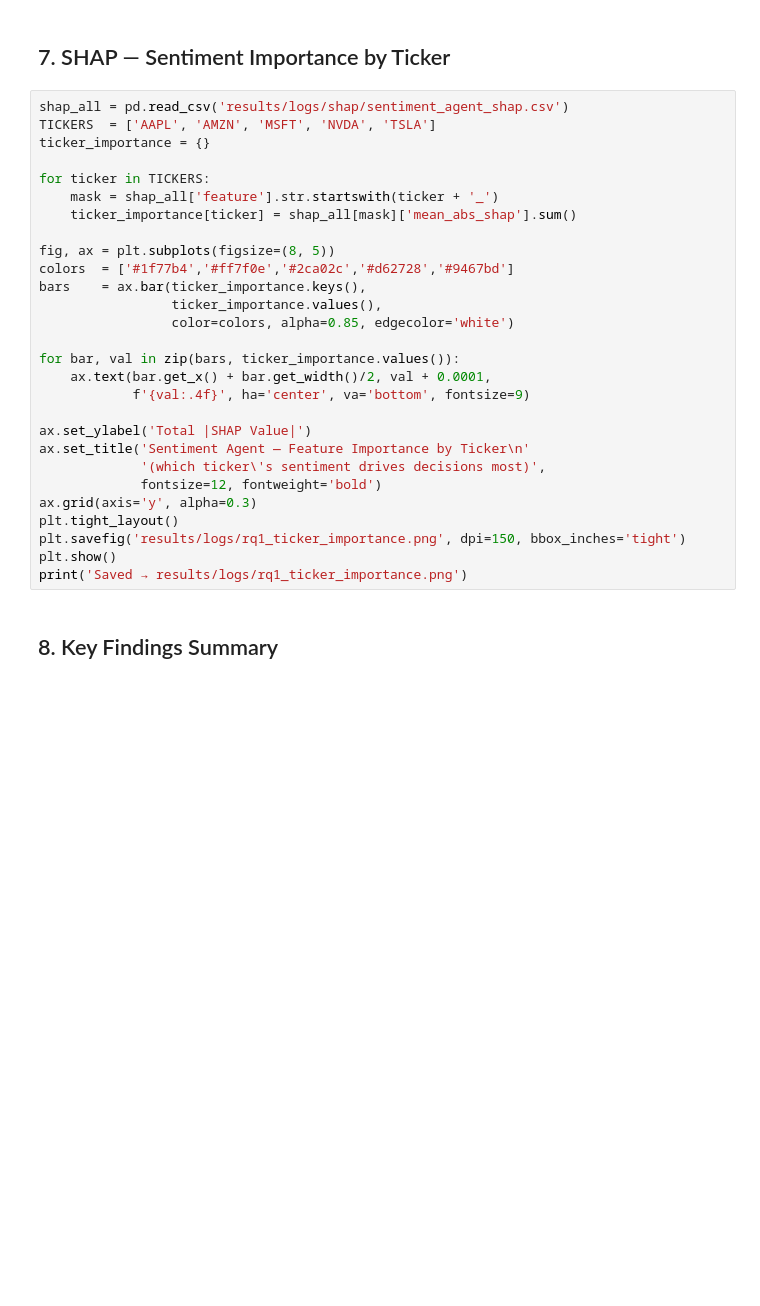
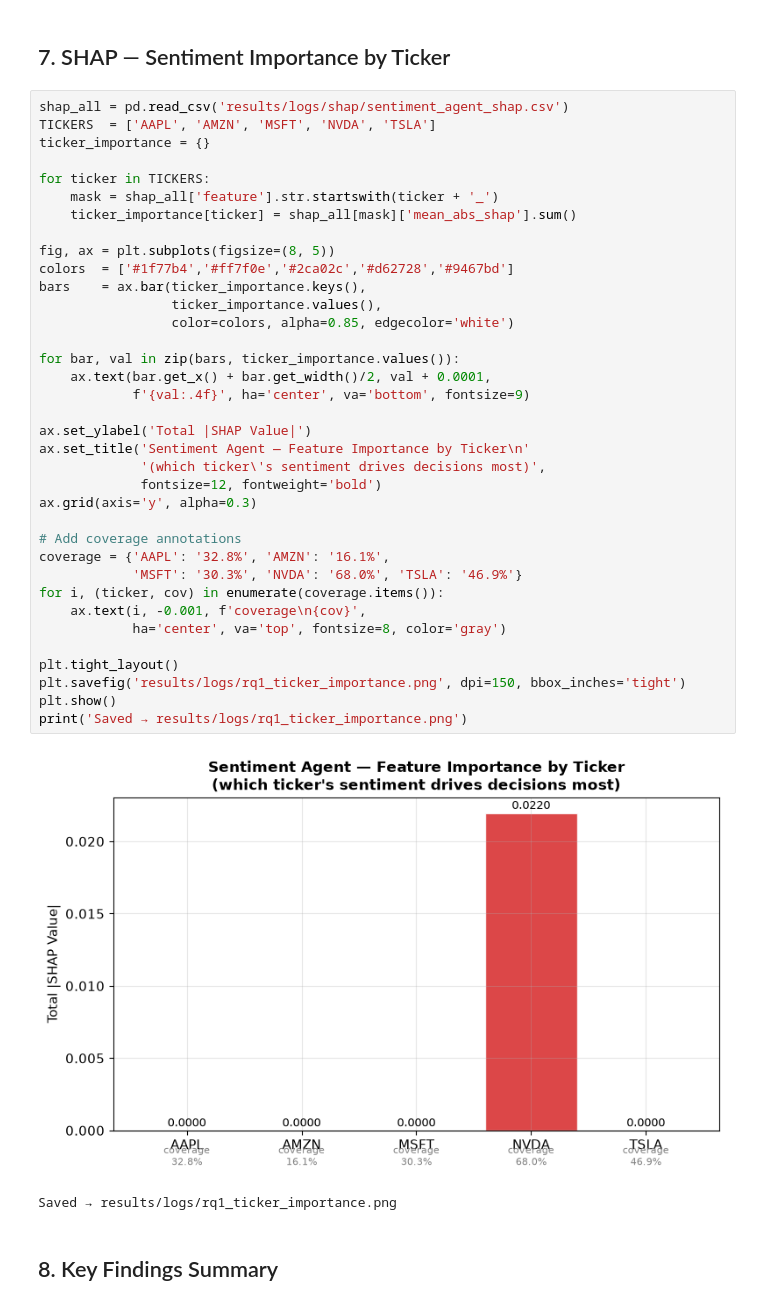
Before and after one commit to lww637-cmyk/MARL, a Jupyter notebook: notebooks/04_evaluation.ipynb, the cells around one changed output. Saved outputs shown, nothing was run; the diff lists cells and outputs as text; blank space fills up the shorter version.

```diff
--- a/notebooks/04_evaluation.ipynb
+++ b/notebooks/04_evaluation.ipynb
@@ -257,31 +291,42 @@ print('Agent learned to trust fresh signals over stale forward-filled scores.')
 # %%
 shap_all = pd.read_csv('results/logs/shap/sentiment_agent_shap.csv')
 TICKERS  = ['AAPL', 'AMZN', 'MSFT', 'NVDA', 'TSLA']
 ticker_importance = {}
 
 for ticker in TICKERS:
     mask = shap_all['feature'].str.startswith(ticker + '_')
     ticker_importance[ticker] = shap_all[mask]['mean_abs_shap'].sum()
 
 fig, ax = plt.subplots(figsize=(8, 5))
 colors  = ['#1f77b4','#ff7f0e','#2ca02c','#d62728','#9467bd']
 bars    = ax.bar(ticker_importance.keys(),
                  ticker_importance.values(),
                  color=colors, alpha=0.85, edgecolor='white')
 
 for bar, val in zip(bars, ticker_importance.values()):
     ax.text(bar.get_x() + bar.get_width()/2, val + 0.0001,
             f'{val:.4f}', ha='center', va='bottom', fontsize=9)
 
 ax.set_ylabel('Total |SHAP Value|')
 ax.set_title('Sentiment Agent — Feature Importance by Ticker\n'
              '(which ticker\'s sentiment drives decisions most)',
              fontsize=12, fontweight='bold')
 ax.grid(axis='y', alpha=0.3)
+
+# Add coverage annotations
+coverage = {'AAPL': '32.8%', 'AMZN': '16.1%',
+            'MSFT': '30.3%', 'NVDA': '68.0%', 'TSLA': '46.9%'}
+for i, (ticker, cov) in enumerate(coverage.items()):
+    ax.text(i, -0.001, f'coverage\n{cov}',
+            ha='center', va='top', fontsize=8, color='gray')
+
 plt.tight_layout()
 plt.savefig('results/logs/rq1_ticker_importance.png', dpi=150, bbox_inches='tight')
 plt.show()
 print('Saved → results/logs/rq1_ticker_importance.png')
+# %% [output]
+[figure, added]
+Saved → results/logs/rq1_ticker_importance.png
 # %% [markdown]
 ## 8. Key Findings Summary
 # %%
```
Also changed, not shown: parts of 8 cells of this notebook, 5 other files.
